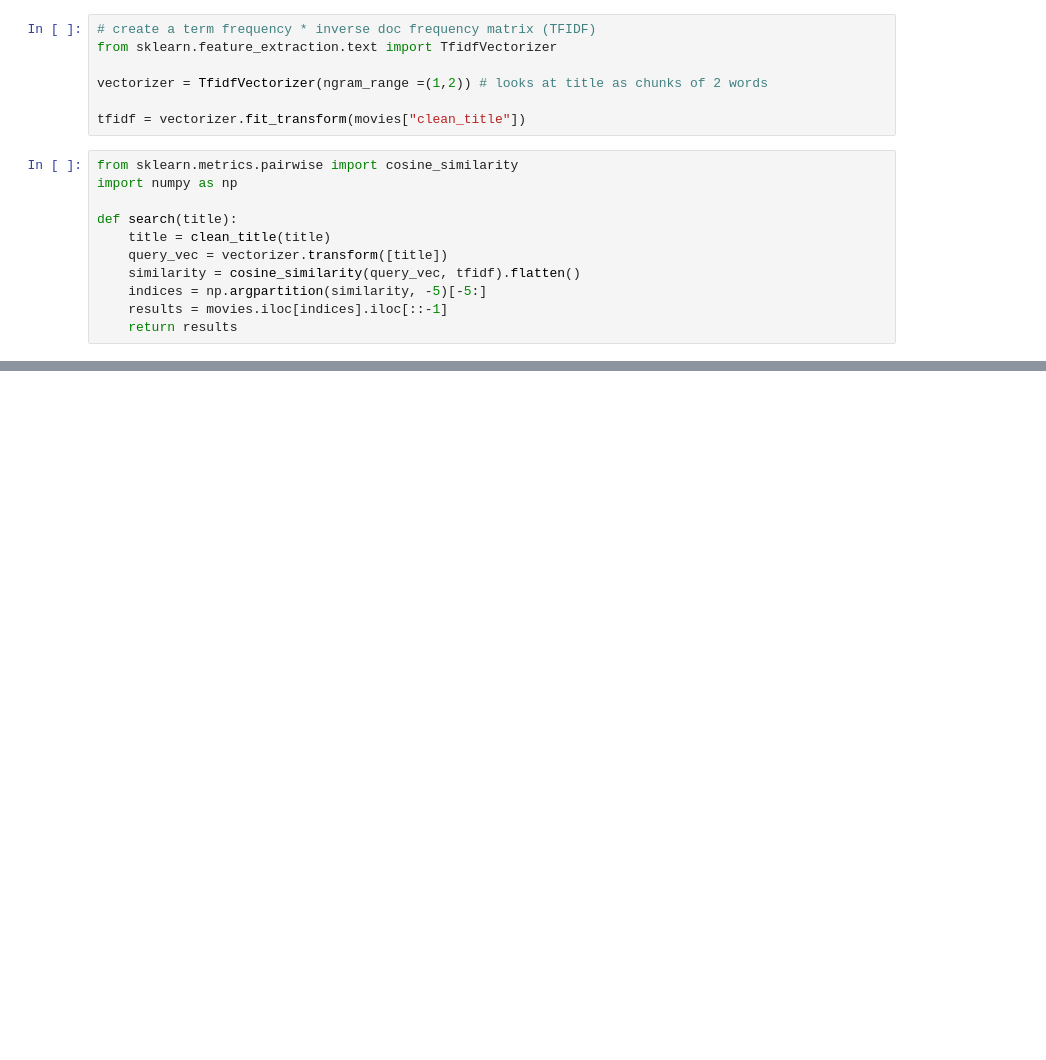
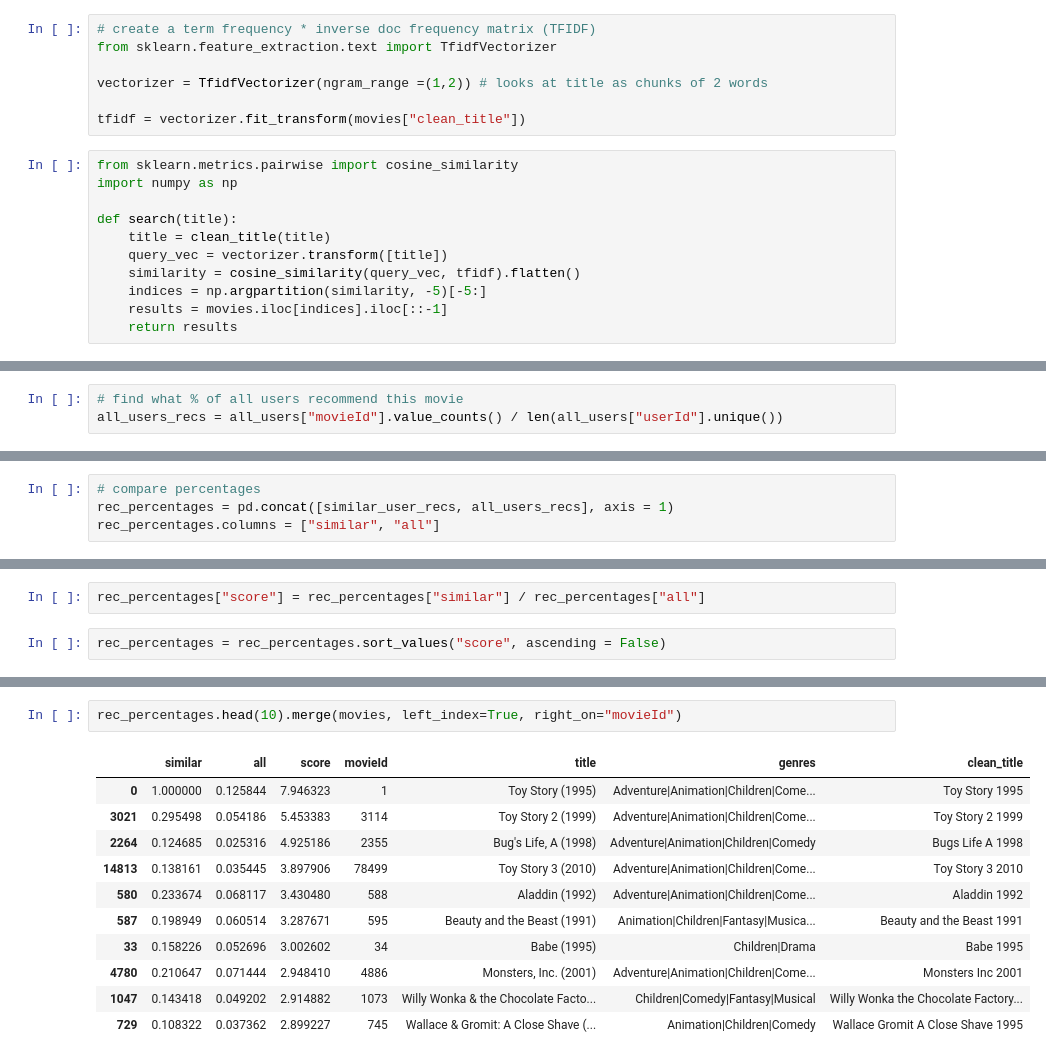
Before and after one commit to stevenpunn/Film-Recommendation-Engine, a Jupyter notebook: Film Recommendation Engine.ipynb, the cells around one changed output, grey strips where cells are left out. Saved outputs shown, nothing was run; the diff lists cells and outputs as text; blank space fills up the shorter version.

```diff
--- a/Film Recommendation Engine.ipynb
+++ b/Film Recommendation Engine.ipynb
@@ -81,0 +164,3 @@ Text(value='Toy Story', description='Movie Title')
+# %%
+# find what % of all users recommend this movie
+all_users_recs = all_users["movieId"].value_counts() / len(all_users["userId"].unique())
@@ -81,0 +183,4 @@ Text(value='Toy Story', description='Movie Title')
+# %%
+# compare percentages
+rec_percentages = pd.concat([similar_user_recs, all_users_recs], axis = 1)
+rec_percentages.columns = ["similar", "all"]
@@ -81,0 +204,4 @@ Text(value='Toy Story', description='Movie Title')
+# %%
+rec_percentages["score"] = rec_percentages["similar"] / rec_percentages["all"]
+# %%
+rec_percentages = rec_percentages.sort_values("score", ascending = False)
@@ -81,0 +225,14 @@ Text(value='Toy Story', description='Movie Title')
+# %%
+rec_percentages.head(10).merge(movies, left_index=True, right_on="movieId")
+# %% [output]
+|  | similar | all | score | movieId | title | genres | clean_title |
+| 0 | 1.000000 | 0.125844 | 7.946323 | 1 | Toy Story (1995) | Adventure|Animation|Children|Come... | Toy Story 1995 |
+| 3021 | 0.295498 | 0.054186 | 5.453383 | 3114 | Toy Story 2 (1999) | Adventure|Animation|Children|Come... | Toy Story 2 1999 |
+| 2264 | 0.124685 | 0.025316 | 4.925186 | 2355 | Bug's Life, A (1998) | Adventure|Animation|Children|Comedy | Bugs Life A 1998 |
+| 14813 | 0.138161 | 0.035445 | 3.897906 | 78499 | Toy Story 3 (2010) | Adventure|Animation|Children|Come... | Toy Story 3 2010 |
+| 580 | 0.233674 | 0.068117 | 3.430480 | 588 | Aladdin (1992) | Adventure|Animation|Children|Come... | Aladdin 1992 |
+| 587 | 0.198949 | 0.060514 | 3.287671 | 595 | Beauty and the Beast (1991) | Animation|Children|Fantasy|Musica... | Beauty and the Beast 1991 |
+| 33 | 0.158226 | 0.052696 | 3.002602 | 34 | Babe (1995) | Children|Drama | Babe 1995 |
+| 4780 | 0.210647 | 0.071444 | 2.948410 | 4886 | Monsters, Inc. (2001) | Adventure|Animation|Children|Come... | Monsters Inc 2001 |
+| 1047 | 0.143418 | 0.049202 | 2.914882 | 1073 | Willy Wonka & the Chocolate Facto... | Children|Comedy|Fantasy|Musical | Willy Wonka the Chocolate Factory... |
+| 729 | 0.108322 | 0.037362 | 2.899227 | 745 | Wallace & Gromit: A Close Shave (... | Animation|Children|Comedy | Wallace Gromit A Close Shave 1995 |
```
Also changed, not shown: parts of 16 cells of this notebook.
